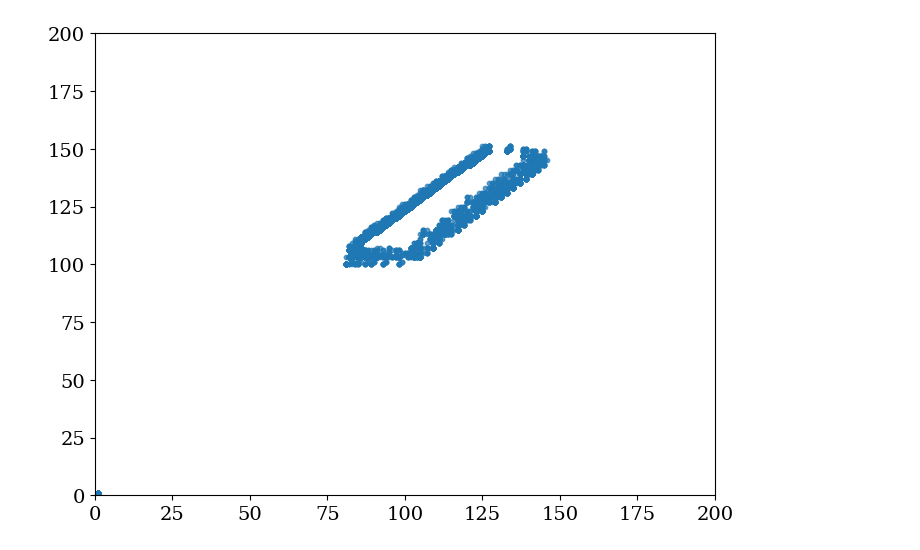
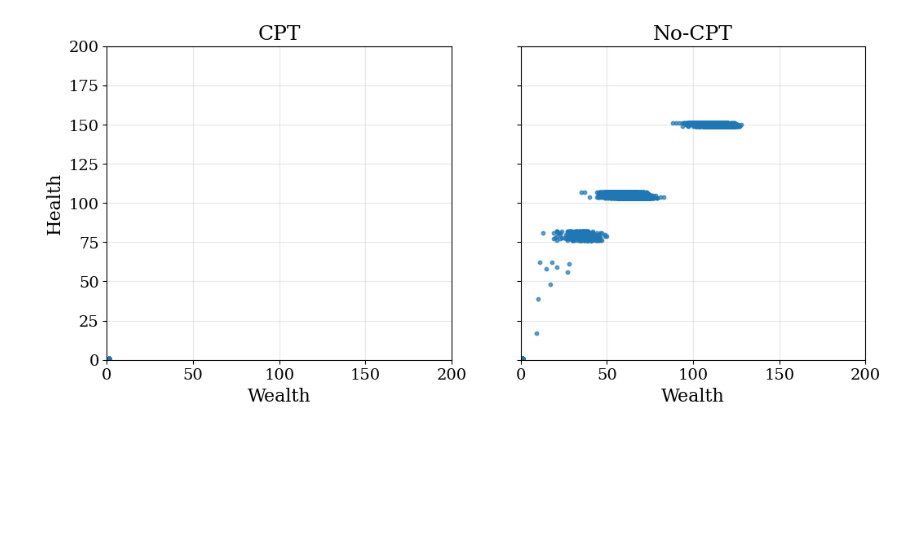
Before and after one commit to charlesaugdupont/cognitive-biases-endogenous-volatility, a Jupyter notebook: CPT_vs_NOCPT.ipynb, the cells around one changed output. Saved outputs shown, nothing was run; the diff lists cells and outputs as text; code cells hidden in the pictures; blank space fills up the shorter version.

```diff
--- a/CPT_vs_NOCPT.ipynb
+++ b/CPT_vs_NOCPT.ipynb
@@ -40,22 +40,32 @@ plt.rcParams.update({"font.size" : 15,
 plt.rc("text", usetex=False)
 plt.rc("font", family="serif")
 # %%
-d = "results_5/"
-for i, file in enumerate(sorted(os.listdir(d))):
-    if i == 653:
-        with open(d+file, "rb") as f:
-            res = pickle.load(f)
-        cpt_P = res["policy"]
-        break
+IDX = 541
 
-plt.scatter(
-    res["wealth"][:,-1],
-    res["health"][:,-1],
-    s=10,
-    alpha=0.7
-)
-plt.xlim(0,200)
-plt.ylim(0,200)
+fig, axs = plt.subplots(1, 2, figsize=(12,5), sharey=True)
+
+for idx, d in enumerate(["results_5/", "cpt_no_effect/"]):
+    for i, file in enumerate(sorted(os.listdir(d))):
+        if i == IDX:
+            with open(d+file, "rb") as f:
+                res = pickle.load(f)
+            P = res["policy"]
+            break
+    axs[idx].scatter(
+        res["wealth"][:,-1],
+        res["health"][:,-1],
+        s=10,
+        alpha=0.7
+    )
+    axs[idx].set_xlim(0,200)
+    axs[idx].set_ylim(0,200)
+    axs[idx].grid()
+
+axs[0].set_title("CPT")
+axs[1].set_title("No-CPT")
+axs[0].set_ylabel("Health")
+axs[0].set_xlabel("Wealth")
+axs[1].set_xlabel("Wealth")
 plt.show()
 # %% [output]
-[figure, old version]
+[figure, new version]
```
Also changed, not shown: parts of 6 cells of this notebook, 2 other files.
